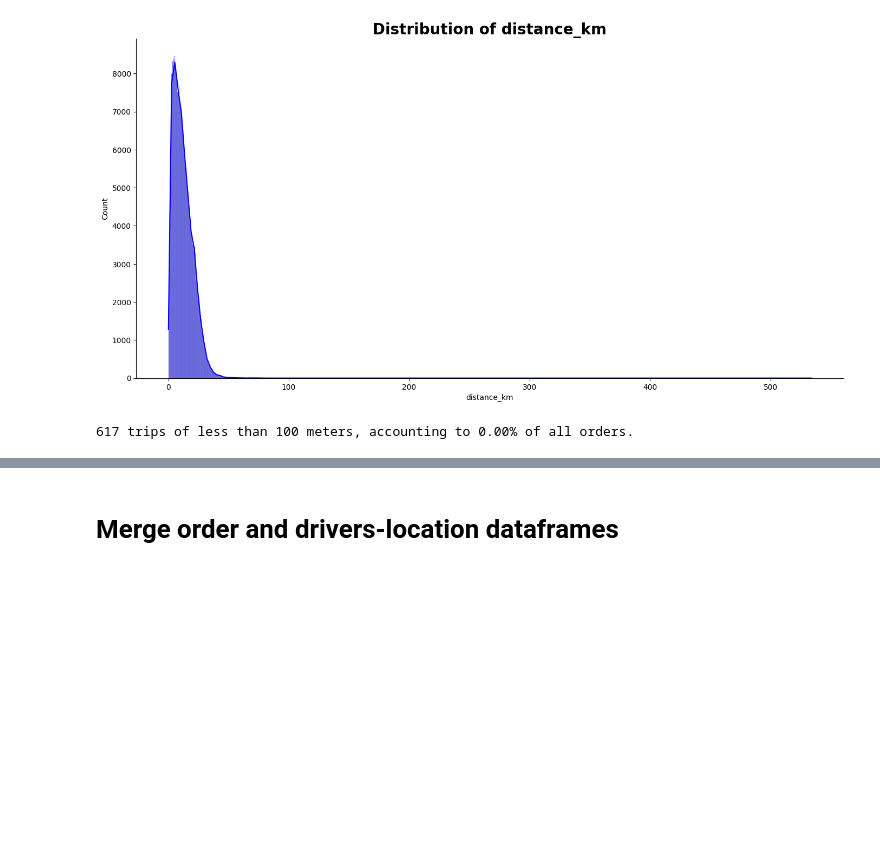
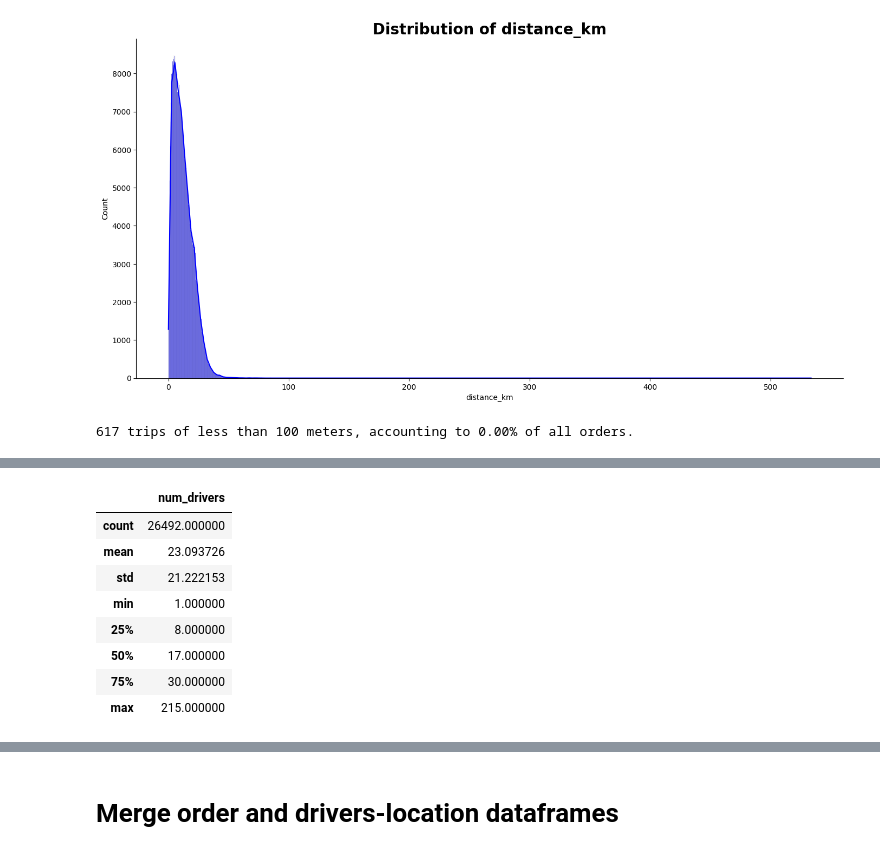
Before and after one commit to emtinanseo/Optimization-with-Causal-Inference, a Jupyter notebook: notebooks/eda_firstlook.ipynb, the cells around one changed output, grey strips where cells are left out. Cells and saved outputs as stored; diff of their text form; code cells hidden in the pictures; blank space fills up the shorter version.

```diff
--- a/notebooks/eda_firstlook.ipynb
+++ b/notebooks/eda_firstlook.ipynb
@@ -324,0 +391,12 @@ print("{} trips of less than 100 meters, accounting to {:.2f}% of all orders.".f
+# %%
+drivers_per_orders.describe()
+# %% [output]
+|  | num_drivers |
+| count | 26492.000000 |
+| mean | 23.093726 |
+| std | 21.222153 |
+| min | 1.000000 |
+| 25% | 8.000000 |
+| 50% | 17.000000 |
+| 75% | 30.000000 |
+| max | 215.000000 |
```
Also changed, not shown: parts of 20 cells of this notebook, 3 other files.
